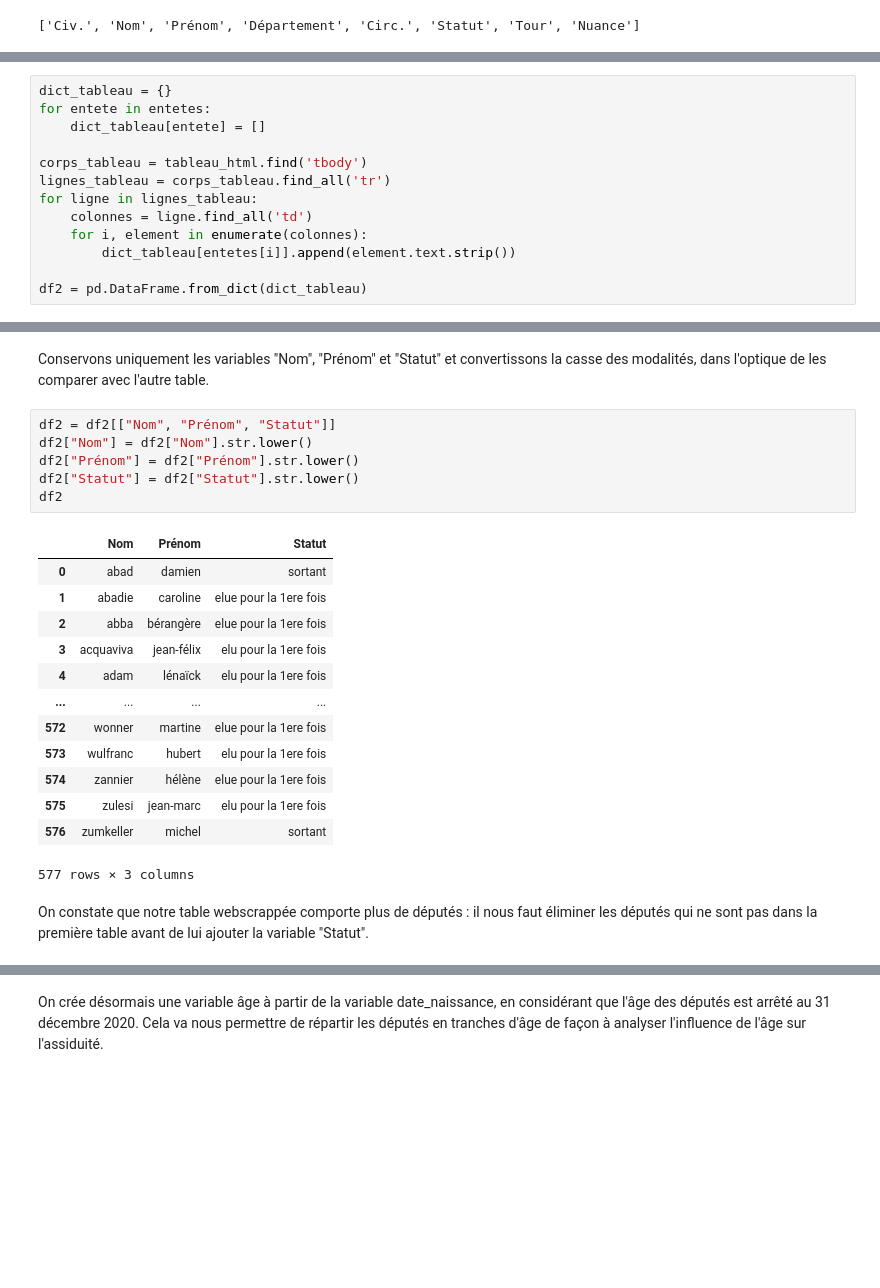
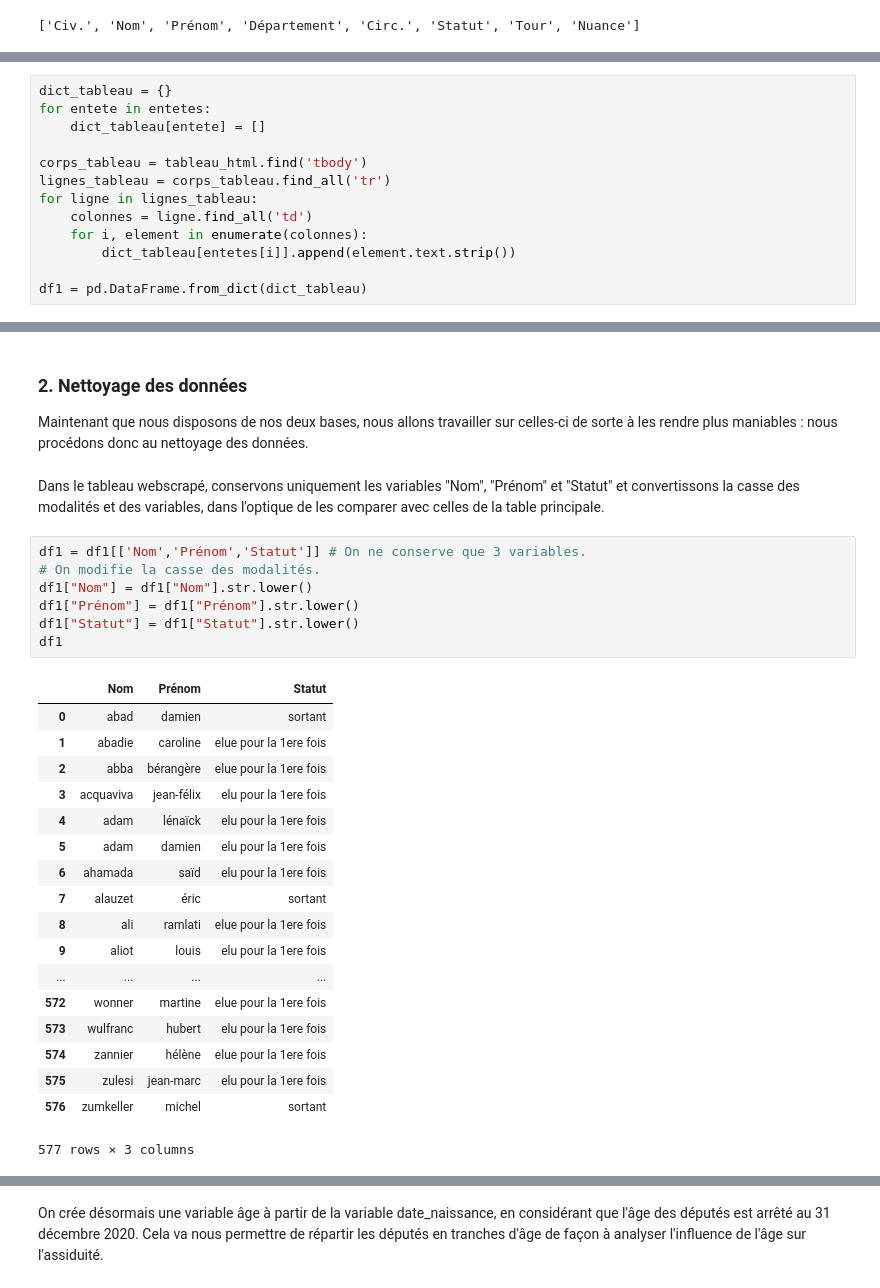
Before and after one commit to APlamont/AssemblyAttendance, a Jupyter notebook: Code/Projet Python pour le Data Scientist.ipynb, the cells around one changed output, grey strips where cells are left out. Cells and saved outputs as stored; diff of their text form; blank space fills up the shorter version.

Commit message:
Nettoyage/fusion des bases + réorganisation

```diff
--- a/Code/Projet Python pour le Data Scientist.ipynb
+++ b/Code/Projet Python pour le Data Scientist.ipynb
@@ -72,4 +77,4 @@ for ligne in lignes_tableau:
     for i, element in enumerate(colonnes):
         dict_tableau[entetes[i]].append(element.text.strip())
 
-df2 = pd.DataFrame.from_dict(dict_tableau)
+df1 = pd.DataFrame.from_dict(dict_tableau)
@@ -76,18 +92,28 @@ df2 = pd.DataFrame.from_dict(dict_tableau)
+# %% [markdown]
+### 2. Nettoyage des données
+
+Maintenant que nous disposons de nos deux bases, nous allons travailler sur celles-ci de sorte à les rendre plus maniables : nous procédons donc au nettoyage des données.
 # %% [markdown]
-Conservons uniquement les variables "Nom", "Prénom" et "Statut" et convertissons la casse des modalités, dans l'optique de les comparer avec l'autre table.
+Dans le tableau webscrapé, conservons uniquement les variables "Nom", "Prénom" et "Statut" et convertissons la casse des modalités et des variables, dans l'optique de les comparer avec celles de la table principale.
 # %%
-df2 = df2[["Nom", "Prénom", "Statut"]]
-df2["Nom"] = df2["Nom"].str.lower()
-df2["Prénom"] = df2["Prénom"].str.lower()
-df2["Statut"] = df2["Statut"].str.lower()
-df2
+df1 = df1[['Nom','Prénom','Statut']] # On ne conserve que 3 variables.
+# On modifie la casse des modalités.
+df1["Nom"] = df1["Nom"].str.lower()
+df1["Prénom"] = df1["Prénom"].str.lower()
+df1["Statut"] = df1["Statut"].str.lower()
+df1
 # %% [output]
 |  | Nom | Prénom | Statut |
 | 0 | abad | damien | sortant |
 | 1 | abadie | caroline | elue pour la 1ere fois |
 | 2 | abba | bérangère | elue pour la 1ere fois |
 | 3 | acquaviva | jean-félix | elu pour la 1ere fois |
 | 4 | adam | lénaïck | elu pour la 1ere fois |
+| 5 | adam | damien | elu pour la 1ere fois |
+| 6 | ahamada | saïd | elu pour la 1ere fois |
+| 7 | alauzet | éric | sortant |
+| 8 | ali | ramlati | elue pour la 1ere fois |
+| 9 | aliot | louis | elu pour la 1ere fois |
 | ... | ... | ... | ... |
 | 572 | wonner | martine | elue pour la 1ere fois |
 | 573 | wulfranc | hubert | elu pour la 1ere fois |
@@ -95,5 +121,3 @@ df2
 | 575 | zulesi | jean-marc | elu pour la 1ere fois |
 | 576 | zumkeller | michel | sortant |
 577 rows × 3 columns
-# %% [markdown]
-On constate que notre table webscrappée comporte plus de députés : il nous faut éliminer les députés qui ne sont pas dans la première table avant de lui ajouter la variable "Statut".
```
Also changed, not shown: parts of 43 cells of this notebook.
